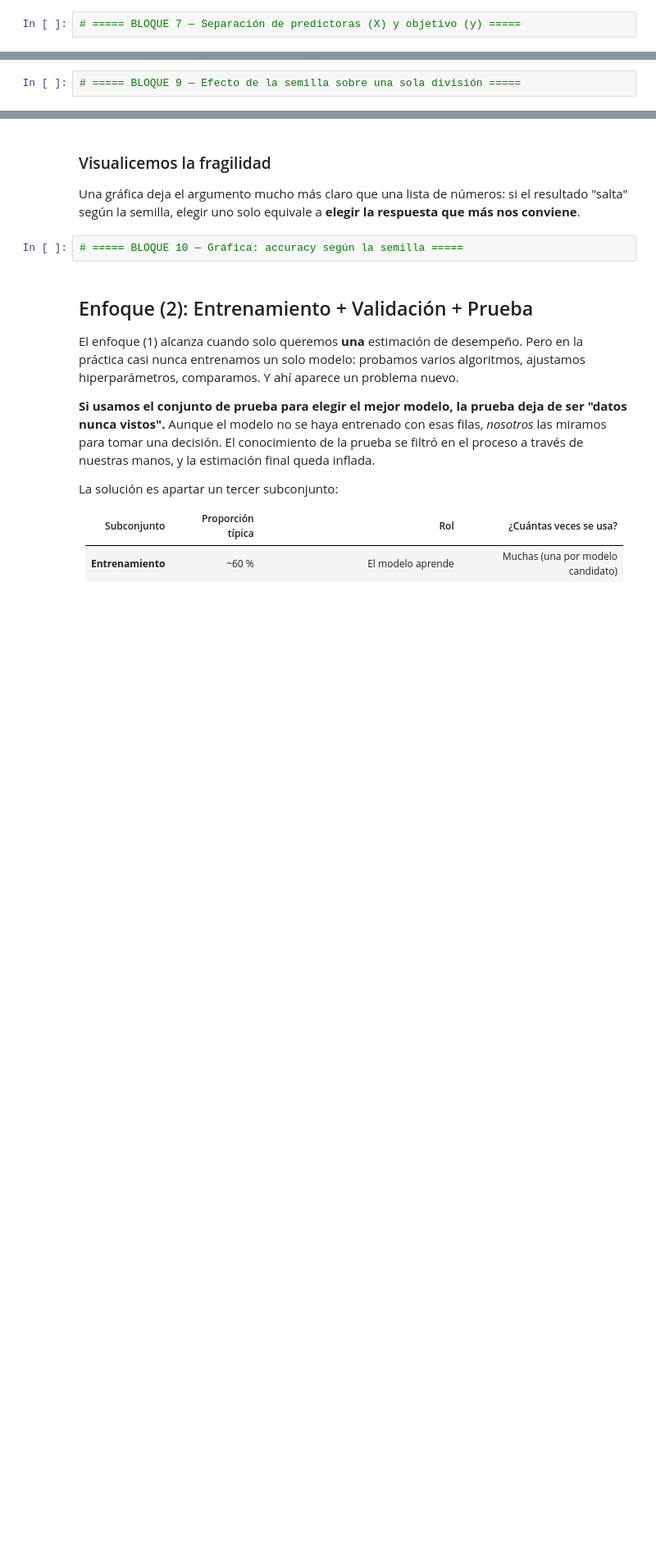
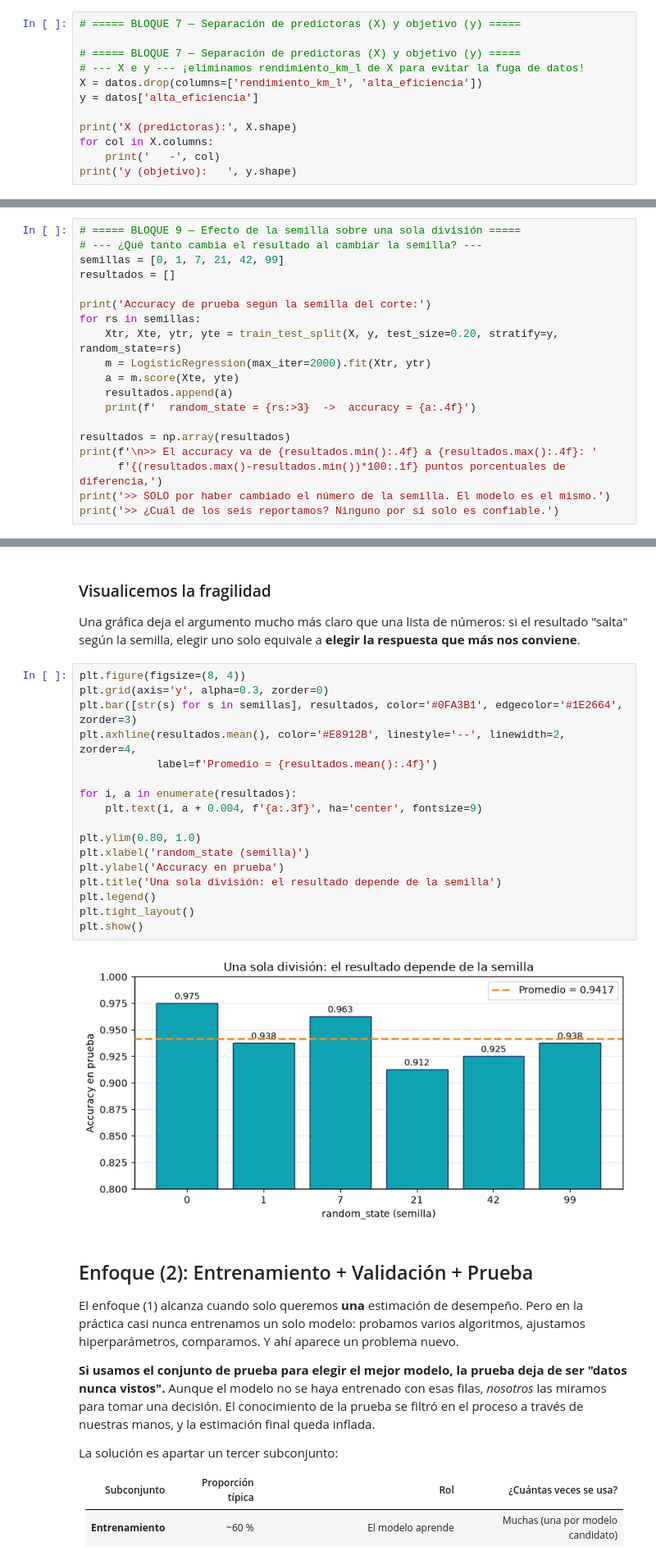
Before and after one commit to robertogurrola17-cmyk/practicas_IA, a Jupyter notebook: pract_1/02_Segregacion_Validacion_Cruzada_VACIO.ipynb, the cells around one changed output, grey strips where cells are left out. Shown at 82% size. Cells and saved outputs as stored; diff of their text form; blank space fills up the shorter version.

```diff
--- a/pract_1/02_Segregacion_Validacion_Cruzada_VACIO.ipynb
+++ b/pract_1/02_Segregacion_Validacion_Cruzada_VACIO.ipynb
@@ -146,2 +298,12 @@ Es el mismo error que discutimos la sesión pasada.
 # %%
 # ===== BLOQUE 7 — Separación de predictoras (X) y objetivo (y) =====
+
+# ===== BLOQUE 7 — Separación de predictoras (X) y objetivo (y) =====
+# --- X e y --- ¡eliminamos rendimiento_km_l de X para evitar la fuga de datos!
+X = datos.drop(columns=['rendimiento_km_l', 'alta_eficiencia'])
+y = datos['alta_eficiencia']
+
+print('X (predictoras):', X.shape)
+for col in X.columns:
+    print('   -', col)
+print('y (objetivo):   ', y.shape)
@@ -187,3 +383,20 @@ según un número que elegimos a capricho, entonces **ese resultado no es una pr
 Probemos seis semillas distintas y veamos qué tanto se mueve el accuracy.
 # %%
 # ===== BLOQUE 9 — Efecto de la semilla sobre una sola división =====
+# --- ¿Qué tanto cambia el resultado al cambiar la semilla? ---
+semillas = [0, 1, 7, 21, 42, 99]
+resultados = []
+
+print('Accuracy de prueba según la semilla del corte:')
+for rs in semillas:
+    Xtr, Xte, ytr, yte = train_test_split(X, y, test_size=0.20, stratify=y, random_state=rs)
+    m = LogisticRegression(max_iter=2000).fit(Xtr, ytr)
+    a = m.score(Xte, yte)
+    resultados.append(a)
+    print(f'  random_state = {rs:>3}  ->  accuracy = {a:.4f}')
+
+resultados = np.array(resultados)
+print(f'\n>> El accuracy va de {resultados.min():.4f} a {resultados.max():.4f}: '
+      f'{(resultados.max()-resultados.min())*100:.1f} puntos porcentuales de diferencia,')
+print('>> SOLO por haber cambiado el número de la semilla. El modelo es el mismo.')
+print('>> ¿Cuál de los seis reportamos? Ninguno por sí solo es confiable.')
@@ -193,7 +418,24 @@ Probemos seis semillas distintas y veamos qué tanto se mueve el accuracy.
 Una gráfica deja el argumento mucho más claro que una lista de números: si el resultado "salta" según la semilla,
 elegir uno solo equivale a **elegir la respuesta que más nos conviene**.
 # %%
-# ===== BLOQUE 10 — Gráfica: accuracy según la semilla =====
+plt.figure(figsize=(8, 4))
+plt.grid(axis='y', alpha=0.3, zorder=0)
+plt.bar([str(s) for s in semillas], resultados, color='#0FA3B1', edgecolor='#1E2664', zorder=3)
+plt.axhline(resultados.mean(), color='#E8912B', linestyle='--', linewidth=2, zorder=4,
+            label=f'Promedio = {resultados.mean():.4f}')
+
+for i, a in enumerate(resultados):
+    plt.text(i, a + 0.004, f'{a:.3f}', ha='center', fontsize=9)
+
+plt.ylim(0.80, 1.0)
+plt.xlabel('random_state (semilla)')
+plt.ylabel('Accuracy en prueba')
+plt.title('Una sola división: el resultado depende de la semilla')
+plt.legend()
+plt.tight_layout()
+plt.show()
+# %% [output]
+[figure, added]
 # %% [markdown]
 ## Enfoque (2): Entrenamiento + Validación + Prueba
 
```
Also changed, not shown: parts of 17 cells of this notebook, 6 other files.
